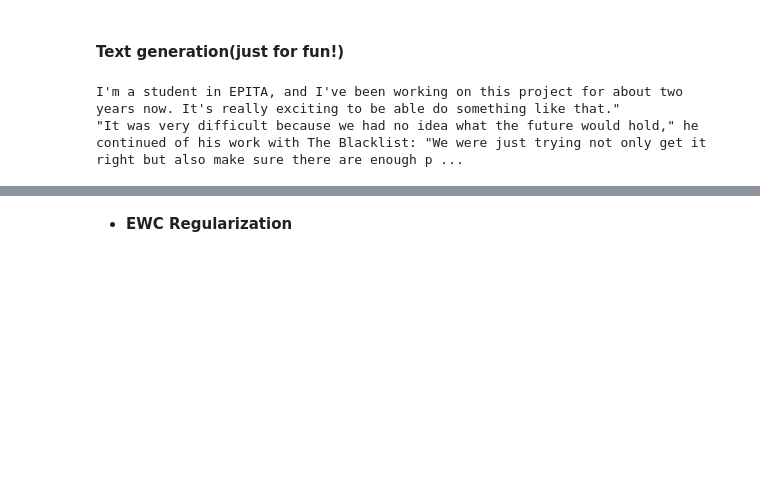
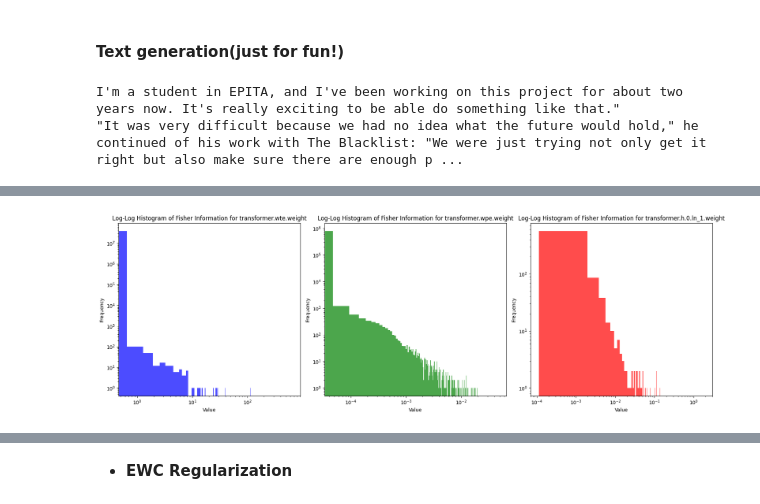
Before and after one commit to wendysyd/modeling_tasks, a Jupyter notebook: modeling_tasks/modeling_tasks.ipynb, the cells around one changed output, grey strips where cells are left out. Saved outputs shown, nothing was run; the diff lists cells and outputs as text; code cells hidden in the pictures; blank space fills up the shorter version.

Commit message:
Fisher information and add dataset

```diff
--- a/modeling_tasks/modeling_tasks.ipynb
+++ b/modeling_tasks/modeling_tasks.ipynb
@@ -82,0 +99,19 @@ I'm a student in EPITA, and I've been working on this project for about two year
+# %%
+# Define the fisher information function
+def compute_fisher_information(model, dataset, tokenizer):
+    model.eval()
+    fisher_information = {n: torch.zeros(p.shape).to(p.device) for n, p in model.named_parameters() if p.requires_grad}
+    for input_text in dataset:
+        inputs = tokenizer(input_text, return_tensors='pt', padding=True, truncation=True)
+        model.zero_grad()
+        outputs = model(**inputs, labels=inputs["input_ids"])
+        loss = outputs.loss
+        loss.backward()
+        for n, p in model.named_parameters():
+            if p.grad is not None:
+                fisher_information[n] += p.grad.data ** 2 / len(dataset)
+    return fisher_information
+# %%
+# Calculate the fisher_information on a small dataset
+small_train = train_dataset[:100]
+fisher_information_small = compute_fisher_information(model, small_train, tokenizer)
@@ -82,0 +146,40 @@ I'm a student in EPITA, and I've been working on this project for about two year
+# %%
+import matplotlib.pyplot as plt
+import numpy as np
+
+# Convert tensors to numpy arrays for plotting
+wte_weight_fisher = fisher_information_small['transformer.wte.weight'].cpu().detach().numpy().flatten()
+wpe_weight_fisher = fisher_information_small['transformer.wpe.weight'].cpu().detach().numpy().flatten()
+ln1_weight_fisher = fisher_information_small['transformer.h.0.ln_1.weight'].cpu().detach().numpy()
+
+# Plot histograms with log scale
+plt.figure(figsize=(18, 6))
+
+plt.subplot(1, 3, 1)
+plt.hist(wte_weight_fisher, bins=1000, color='blue', alpha=0.7)
+plt.xscale('log')
+plt.yscale('log')
+plt.title('Log-Log Histogram of Fisher Information for transformer.wte.weight')
+plt.xlabel('Value')
+plt.ylabel('Frequency')
+
+plt.subplot(1, 3, 2)
+plt.hist(wpe_weight_fisher, bins=1000, color='green', alpha=0.7)
+plt.xscale('log')
+plt.yscale('log')
+plt.title('Log-Log Histogram of Fisher Information for transformer.wpe.weight')
+plt.xlabel('Value')
+plt.ylabel('Frequency')
+
+plt.subplot(1, 3, 3)
+plt.hist(ln1_weight_fisher, bins=1000, color='red', alpha=0.7)
+plt.xscale('log')
+plt.yscale('log')
+plt.title('Log-Log Histogram of Fisher Information for transformer.h.0.ln_1.weight')
+plt.xlabel('Value')
+plt.ylabel('Frequency')
+
+plt.tight_layout()
+plt.show()
+# %% [output]
+[figure, added]
```
Also changed, not shown: parts of 17 cells of this notebook, 4 other files.
